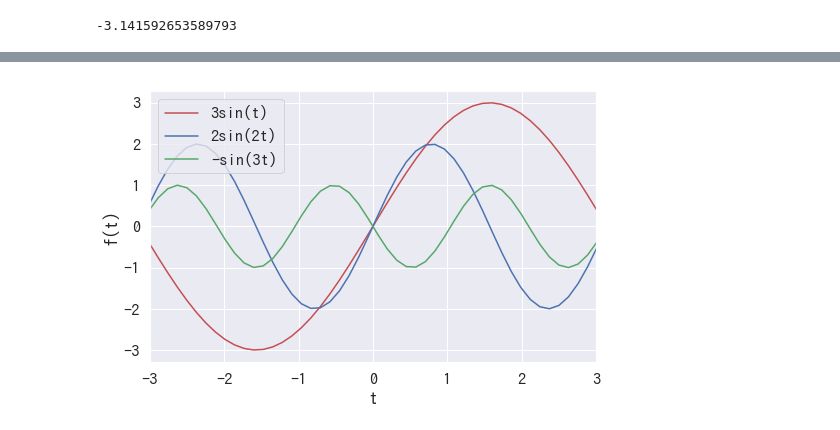
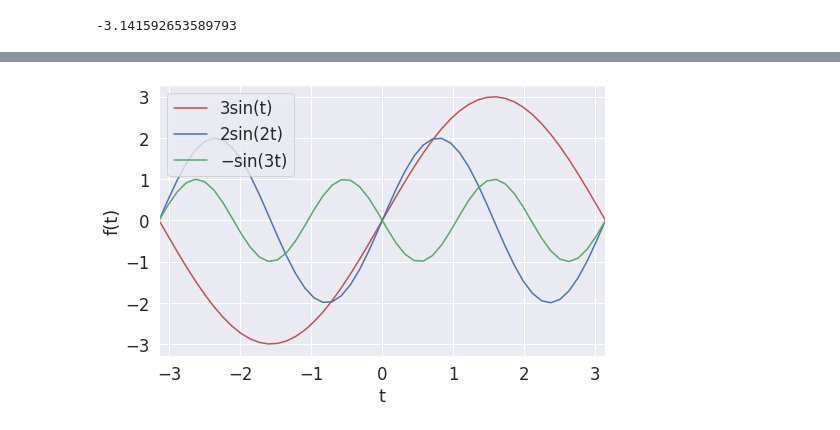
Before and after one commit to akhtoka/snippets, a Jupyter notebook: understand_prophet/prophet_calc.ipynb, the cells around one changed output, grey strips where cells are left out. Cells and saved outputs as stored; diff of their text form; code cells hidden in the pictures.

```diff
--- a/understand_prophet/prophet_calc.ipynb
+++ b/understand_prophet/prophet_calc.ipynb
@@ -376,15 +382,14 @@ plt.show()
 # %%
 # f(t)=4sin(t)+2sin(3t)−sin(4t)
 x = np.linspace(-np.pi, np.pi)
 plt.plot(x, 3 * np.sin(x), color='r', ls='-', label='3sin(t)')
 plt.plot(x, 2 * np.sin(2 * x), color='b', ls='-', label='2sin(2t)')
 plt.plot(x, -np.sin(3 * x), color='g', ls='-', label='−sin(3t)')
 
 plt.xlim(-np.pi, np.pi)
-plt.xlim(-3, 3)
 plt.xlabel('t')
 plt.ylabel('f(t)')
 plt.legend()
 plt.show()
 # %% [output]
-[figure, old version]
+[figure, new version]
```
Also changed, not shown: parts of 15 cells of this notebook.
